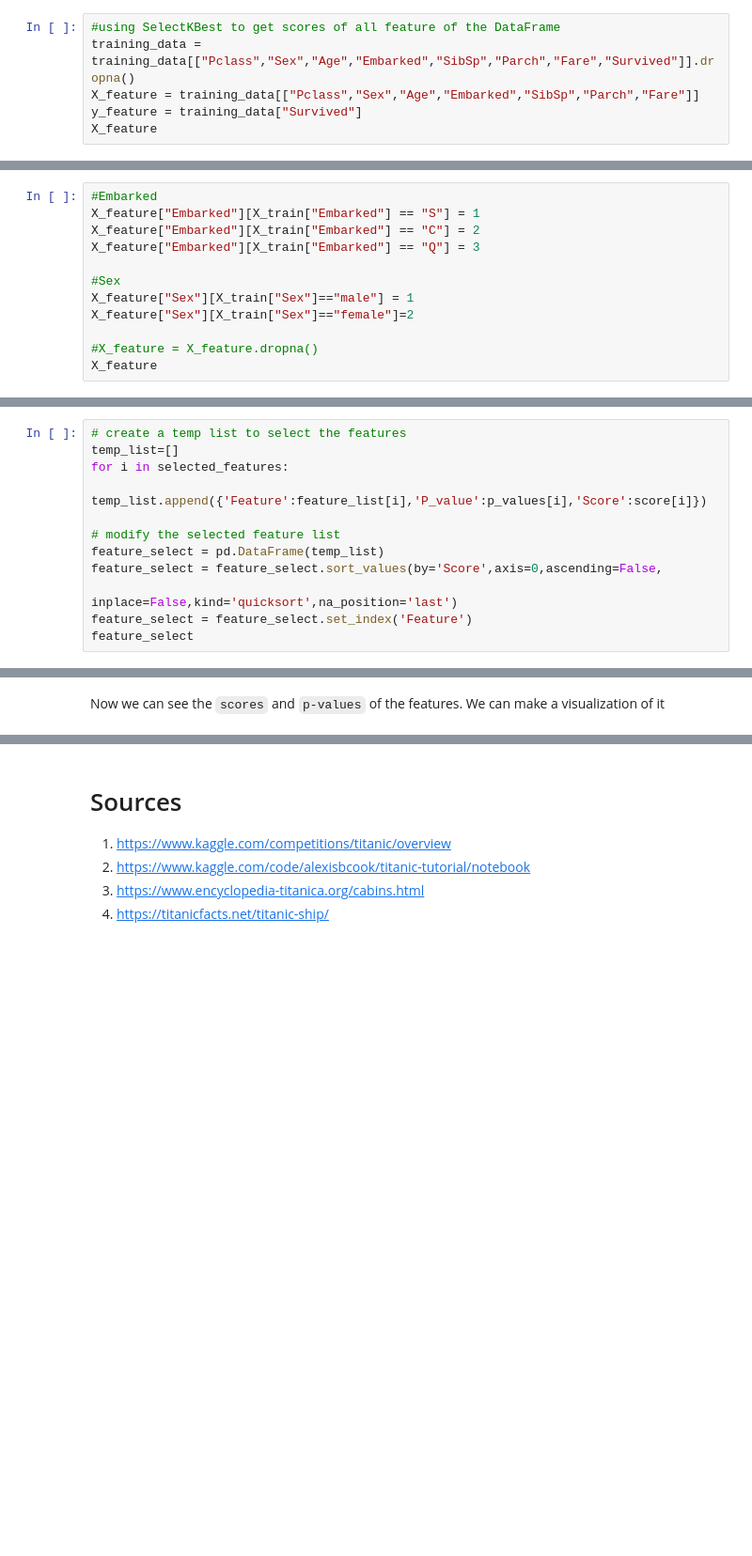
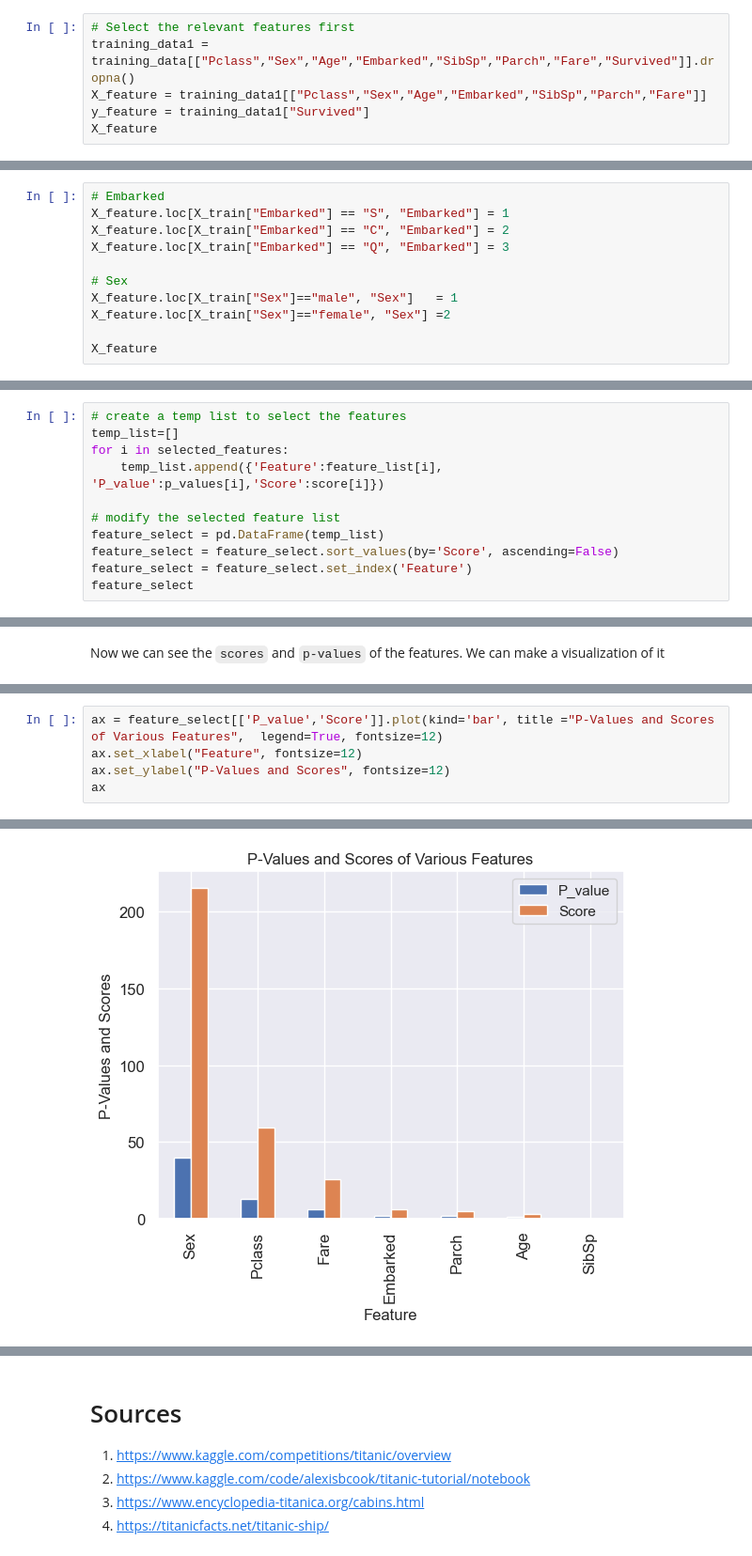
Before and after one commit to ericrkuo/dsci-100-group-12, a Jupyter notebook: report.ipynb, the cells around one changed output, grey strips where cells are left out. Shown at 94% size. Drawn from its saved outputs; the diff is of its cells as text; blank space fills up the shorter version.

```diff
--- a/report.ipynb
+++ b/report.ipynb
@@ -528,8 +557,8 @@ First, we use `SelectKBest` to find out the `p_value` and `scores` of each featu
 # %%
-#using SelectKBest to get scores of all feature of the DataFrame
-training_data = training_data[["Pclass","Sex","Age","Embarked","SibSp","Parch","Fare","Survived"]].dropna()
-X_feature = training_data[["Pclass","Sex","Age","Embarked","SibSp","Parch","Fare"]]
-y_feature = training_data["Survived"]
+# Select the relevant features first
+training_data1 = training_data[["Pclass","Sex","Age","Embarked","SibSp","Parch","Fare","Survived"]].dropna()
+X_feature = training_data1[["Pclass","Sex","Age","Embarked","SibSp","Parch","Fare"]]
+y_feature = training_data1["Survived"]
 X_feature
 # %% [output]
 |  | Pclass | Sex | Age | Embarked | SibSp | Parch | Fare |
@@ -552,15 +579,14 @@ X_feature["Embarked"].unique()
 # %% [output]
 array(['S', 'C', 'Q'], dtype=object)
 # %%
-#Embarked
-X_feature["Embarked"][X_train["Embarked"] == "S"] = 1
-X_feature["Embarked"][X_train["Embarked"] == "C"] = 2
-X_feature["Embarked"][X_train["Embarked"] == "Q"] = 3
+# Embarked
+X_feature.loc[X_train["Embarked"] == "S", "Embarked"] = 1
+X_feature.loc[X_train["Embarked"] == "C", "Embarked"] = 2
+X_feature.loc[X_train["Embarked"] == "Q", "Embarked"] = 3
 
-#Sex
-X_feature["Sex"][X_train["Sex"]=="male"] = 1
-X_feature["Sex"][X_train["Sex"]=="female"]=2
+# Sex
+X_feature.loc[X_train["Sex"]=="male", "Sex"]   = 1
+X_feature.loc[X_train["Sex"]=="female", "Sex"] =2
 
-#X_feature = X_feature.dropna()
 X_feature
 # %% [output]
@@ -611,12 +621,11 @@ array([0, 1, 2, 3, 4, 5, 6])
 # create a temp list to select the features
 temp_list=[]
 for i in selected_features:
-    temp_list.append({'Feature':feature_list[i],'P_value':p_values[i],'Score':score[i]})
+    temp_list.append({'Feature':feature_list[i], 'P_value':p_values[i],'Score':score[i]})
 
 # modify the selected feature list
 feature_select = pd.DataFrame(temp_list)
-feature_select = feature_select.sort_values(by='Score',axis=0,ascending=False,
-                                            inplace=False,kind='quicksort',na_position='last')
+feature_select = feature_select.sort_values(by='Score', ascending=False)
 feature_select = feature_select.set_index('Feature')
 feature_select
 # %% [output]
@@ -943,0 +643,6 @@ Through data analysis with classification, we want to figure out what sort of pe
+# %%
+ax = feature_select[['P_value','Score']].plot(kind='bar', title ="P-Values and Scores of Various Features",  legend=True, fontsize=12)
+ax.set_xlabel("Feature", fontsize=12)
+ax.set_ylabel("P-Values and Scores", fontsize=12)
+ax
+# %% [output]
@@ -943,0 +650 @@ Through data analysis with classification, we want to figure out what sort of pe
+[figure, added]
```
Also changed, not shown: parts of 91 cells of this notebook.
